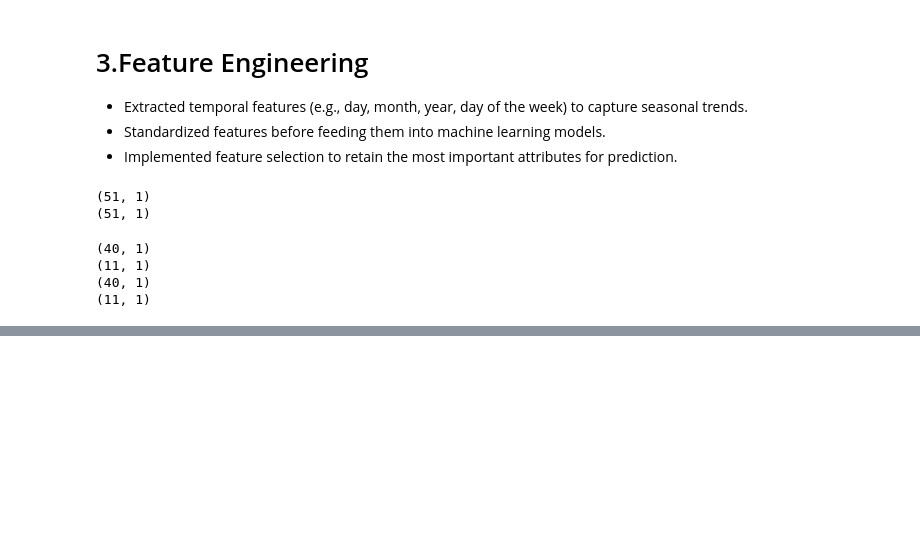
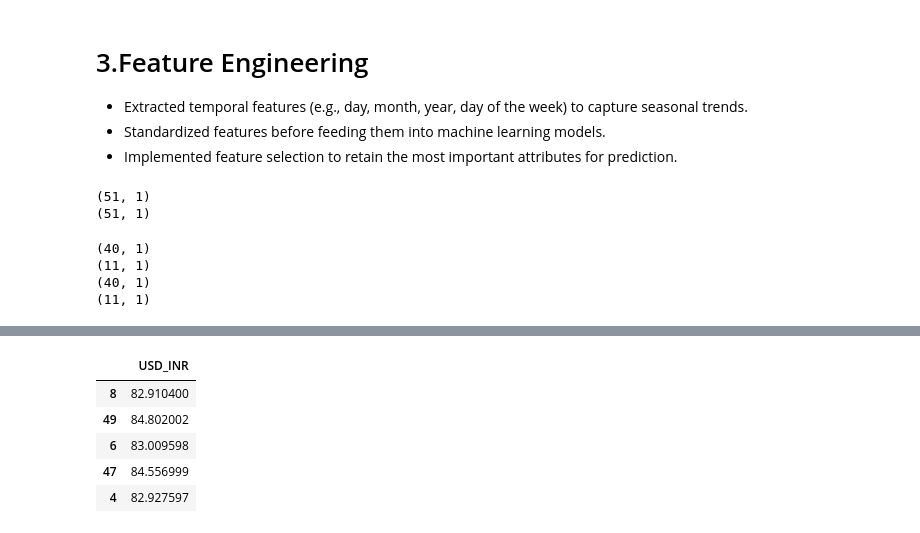
Before and after one commit to LinhVuHoang/Personal_projects, a Jupyter notebook: Gold-Price-Prediction/notebook/Gold_price_usdinr_prediction.ipynb, the cells around one changed output, grey strips where cells are left out. Drawn from its saved outputs; the diff is of its cells as text; code cells hidden in the pictures; blank space fills up the shorter version.

```diff
--- a/Gold-Price-Prediction/notebook/Gold_price_usdinr_prediction.ipynb
+++ b/Gold-Price-Prediction/notebook/Gold_price_usdinr_prediction.ipynb
@@ -160,0 +186,9 @@ print(y_test.shape)
+# %%
+X_train.head(5)
+# %% [output]
+|  | USD_INR |
+| 8 | 82.910400 |
+| 49 | 84.802002 |
+| 6 | 83.009598 |
+| 47 | 84.556999 |
+| 4 | 82.927597 |
```
Also changed, not shown: parts of 19 cells of this notebook.
